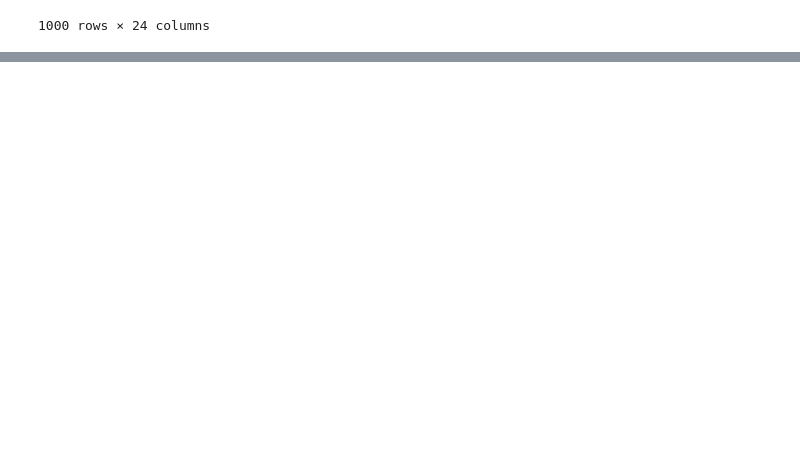
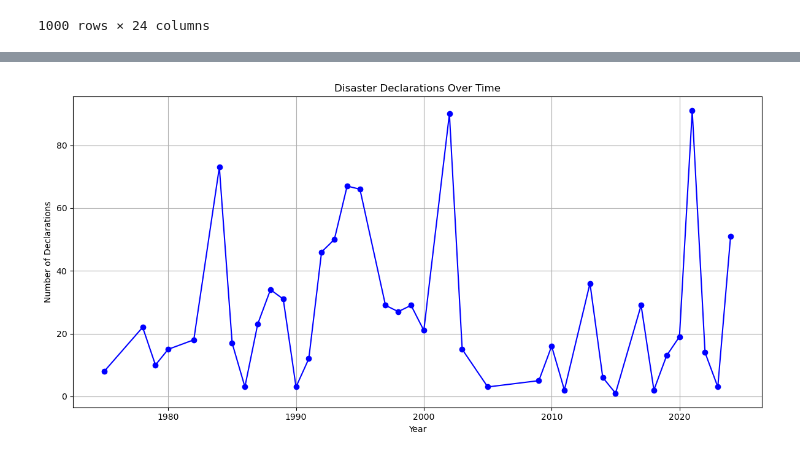
Before and after one commit to DavidnBui/DataStormers, a Jupyter notebook: testing.ipynb, the cells around one changed output, grey strips where cells are left out. Cells and saved outputs as stored; diff of their text form; code cells hidden in the pictures; blank space fills up the shorter version.

Commit message:
Data Visualization Part

```diff
--- a/testing.ipynb
+++ b/testing.ipynb
@@ -248,0 +305,18 @@ print(json.dumps(data, indent=2))
+# %%
+# Convert declarationDate to datetime
+disaster_df['declarationDate'] = pd.to_datetime(disaster_df['declarationDate'])
+
+# Group by year
+yearly_declarations = disaster_df.groupby(disaster_df['declarationDate'].dt.year).size()
+
+# Plot
+plt.figure(figsize=(12, 6))
+yearly_declarations.plot(kind='line', marker='o', color='b')
+plt.xlabel('Year')
+plt.ylabel('Number of Declarations')
+plt.title('Disaster Declarations Over Time')
+plt.grid(True)
+plt.tight_layout()
+plt.show()
+# %% [output]
+[figure, added]
```
Also changed, not shown: parts of 14 cells of this notebook, 5 other files.
